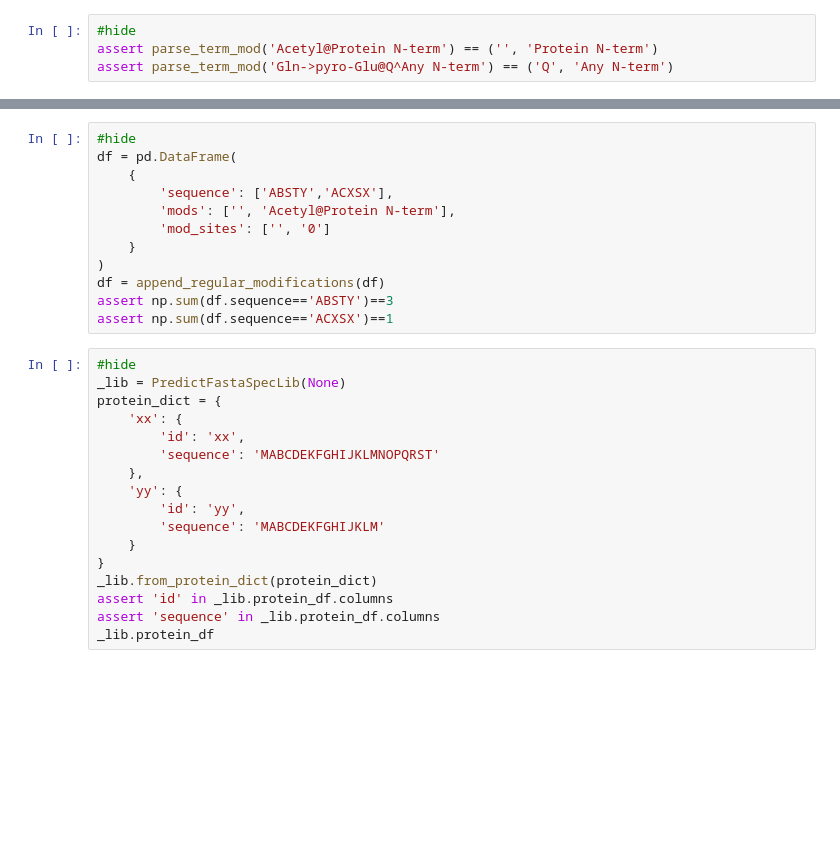
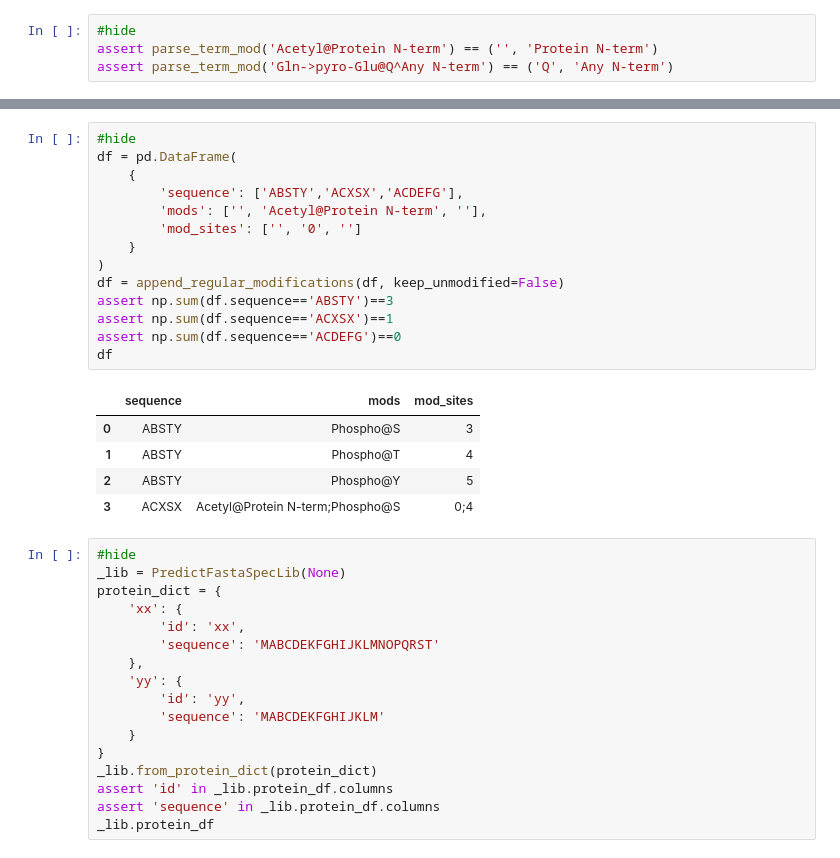
Before and after one commit to MannLabs/alphapeptdeep, a Jupyter notebook: nbdev_nbs/protein/fasta.ipynb, the cells around one changed output, grey strips where cells are left out. Cells and saved outputs as stored; diff of their text form; blank space fills up the shorter version.

```diff
--- a/nbdev_nbs/protein/fasta.ipynb
+++ b/nbdev_nbs/protein/fasta.ipynb
@@ -743,15 +787,23 @@ def append_regular_modifications(df,
 # %%
 #hide
 df = pd.DataFrame(
     {
-        'sequence': ['ABSTY','ACXSX'],
-        'mods': ['', 'Acetyl@Protein N-term'],
-        'mod_sites': ['', '0']
+        'sequence': ['ABSTY','ACXSX','ACDEFG'],
+        'mods': ['', 'Acetyl@Protein N-term', ''],
+        'mod_sites': ['', '0', '']
     }
 )
-df = append_regular_modifications(df)
+df = append_regular_modifications(df, keep_unmodified=False)
 assert np.sum(df.sequence=='ABSTY')==3
 assert np.sum(df.sequence=='ACXSX')==1
+assert np.sum(df.sequence=='ACDEFG')==0
+df
+# %% [output]
+|  | sequence | mods | mod_sites |
+| 0 | ABSTY | Phospho@S | 3 |
+| 1 | ABSTY | Phospho@T | 4 |
+| 2 | ABSTY | Phospho@Y | 5 |
+| 3 | ACXSX | Acetyl@Protein N-term;Phospho@S | 0;4 |
 # %%
 #hide
 _lib = PredictFastaSpecLib(None)
```
Also changed, not shown: parts of 5 cells of this notebook, 1 other file.
